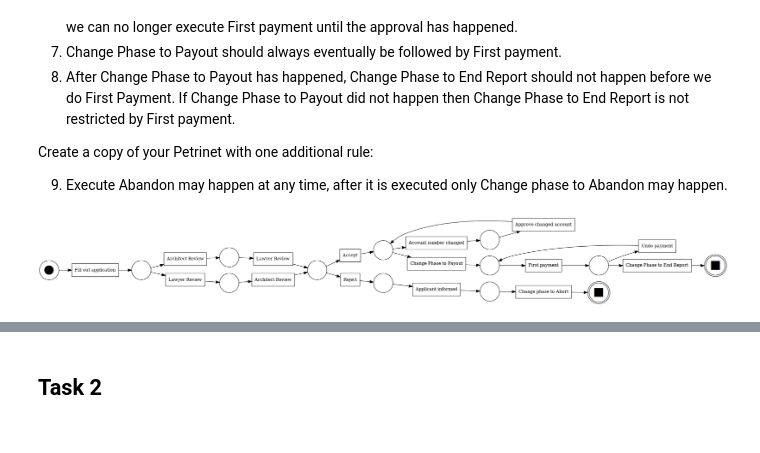
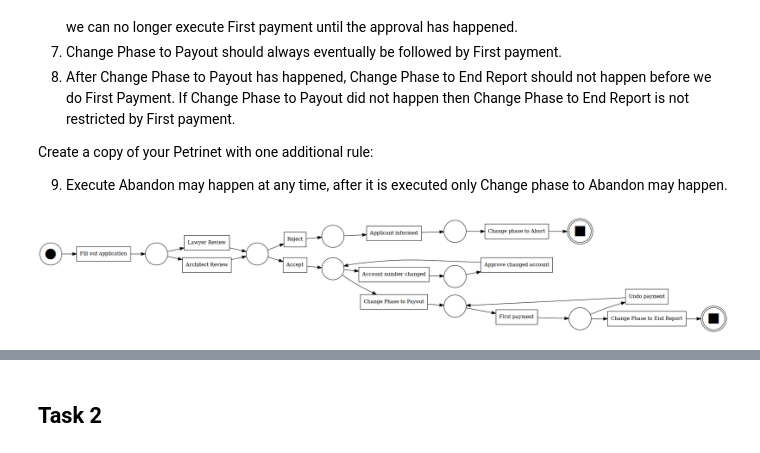
Before and after one commit to bgv600/REBS, a Jupyter notebook: Mandatory Assignment 1/pm4py-dcr-feature-dcr_in_pm4py_revised/notebooks/rebs2024_assignment1.ipynb, the cells around one changed output, grey strips where cells are left out. Saved outputs shown, nothing was run; the diff lists cells and outputs as text; code cells hidden in the pictures.

```diff
--- a/Mandatory Assignment 1/pm4py-dcr-feature-dcr_in_pm4py_revised/notebooks/rebs2024_assignment1.ipynb
+++ b/Mandatory Assignment 1/pm4py-dcr-feature-dcr_in_pm4py_revised/notebooks/rebs2024_assignment1.ipynb
@@ -119,10 +121,10 @@ petri_utils.add_arc_from_to(t_fill_out_application, p2, net)
 #Add rules 2-8 to the Petri net
 # TODO
 
-t_architect_review2 = PetriNet.Transition("t_architect_review2", "Architect Review")
-t_lawyer_review2 = PetriNet.Transition("t_lawyer_review2", "Lawyer Review")
-net.transitions.add(t_architect_review2)
-net.transitions.add(t_lawyer_review2)
+#t_architect_review2 = PetriNet.Transition("t_architect_review2", "Architect Review")
+#t_lawyer_review2 = PetriNet.Transition("t_lawyer_review2", "Lawyer Review")
+#net.transitions.add(t_architect_review2)
+#net.transitions.add(t_lawyer_review2)
 
 # Create a transition, as an opposite to "Reject" as an accepting for the lawyer and architect review
 t_accept = PetriNet.Transition("t_accept", "Accept")
@@ -150,67 +152,65 @@ net.places.add(p8)
 net.places.add(p9)
 net.places.add(p10)
 net.places.add(p11)
-net.places.add(p12)
-net.places.add(p13)
 
 
 petri_utils.add_arc_from_to(p2, t_lawyer_review, net)
 petri_utils.add_arc_from_to(t_lawyer_review, p3, net)
-petri_utils.add_arc_from_to(p3, t_architect_review2, net)
+#petri_utils.add_arc_from_to(p3, t_architect_review2, net)
 
 petri_utils.add_arc_from_to(p2, t_architect_review, net)
-petri_utils.add_arc_from_to(t_architect_review, p4, net)
-petri_utils.add_arc_from_to(p4, t_lawyer_review2, net)
+petri_utils.add_arc_from_to(t_architect_review, p3, net)
+#petri_utils.add_arc_from_to(p4, t_lawyer_review2, net)
 
-petri_utils.add_arc_from_to(t_lawyer_review2, p5, net)
-petri_utils.add_arc_from_to(t_architect_review2, p5, net)
+#petri_utils.add_arc_from_to(t_lawyer_review2, p5, net)
+#petri_utils.add_arc_from_to(t_architect_review2, p5, net)
 
 # If rejected:
-petri_utils.add_arc_from_to(p5, t_reject, net)
-petri_utils.add_arc_from_to(t_reject, p6, net)
-petri_utils.add_arc_from_to(p6, t_applicant_informed, net)
-petri_utils.add_arc_from_to(t_applicant_informed, p7, net)
-petri_utils.add_arc_from_to(p7, t_change_phase_to_abort, net)
-petri_utils.add_arc_from_to(t_change_phase_to_abort, p8, net)
+petri_utils.add_arc_from_to(p3, t_reject, net)
+petri_utils.add_arc_from_to(t_reject, p4, net)
+petri_utils.add_arc_from_to(p4, t_applicant_informed, net)
+petri_utils.add_arc_from_to(t_applicant_informed, p5, net)
+petri_utils.add_arc_from_to(p5, t_change_phase_to_abort, net)
+petri_utils.add_arc_from_to(t_change_phase_to_abort, p6, net)
 
 # If accepted
-petri_utils.add_arc_from_to(p5, t_accept, net)
-petri_utils.add_arc_from_to(t_accept, p9, net)
+petri_utils.add_arc_from_to(p3, t_accept, net)
+petri_utils.add_arc_from_to(t_accept, p7, net)
 
 # If AccountNumberChanged
-petri_utils.add_arc_from_to(p9, t_account_number_changed, net)
-petri_utils.add_arc_from_to(t_account_number_changed, p10, net)
-petri_utils.add_arc_from_to(p10, t_approve_changed_account, net)
-petri_utils.add_arc_from_to(t_approve_changed_account, p9, net)
+petri_utils.add_arc_from_to(p7, t_account_number_changed, net)
+petri_utils.add_arc_from_to(t_account_number_changed, p8, net)
+petri_utils.add_arc_from_to(p8, t_approve_changed_account, net)
+petri_utils.add_arc_from_to(t_approve_changed_account, p7, net)
 
 
 # If ChangePhaseToPayout
-petri_utils.add_arc_from_to(p9, t_change_phase_to_payout, net)
-petri_utils.add_arc_from_to(t_change_phase_to_payout, p11, net)
-petri_utils.add_arc_from_to(p11, t_first_payment, net)
-petri_utils.add_arc_from_to(t_first_payment, p12, net)
-petri_utils.add_arc_from_to(p12, t_change_phase_to_end_report, net)
-petri_utils.add_arc_from_to(t_change_phase_to_end_report, p13, net)
+petri_utils.add_arc_from_to(p7, t_change_phase_to_payout, net)
+petri_utils.add_arc_from_to(t_change_phase_to_payout, p9, net)
+petri_utils.add_arc_from_to(p9, t_first_payment, net)
+petri_utils.add_arc_from_to(t_first_payment, p10, net)
+petri_utils.add_arc_from_to(p10, t_change_phase_to_end_report, net)
+petri_utils.add_arc_from_to(t_change_phase_to_end_report, p11, net)
 
 # If undo payment
-petri_utils.add_arc_from_to(p12, t_undo_payment, net)
-petri_utils.add_arc_from_to(t_undo_payment, p11, net)
+petri_utils.add_arc_from_to(p10, t_undo_payment, net)
+petri_utils.add_arc_from_to(t_undo_payment, p9, net)
 
 
 # Initial and final markings
 # TODO: update as needed.
 initial_marking = Marking()
 initial_marking[p1] = 1
 
 final_marking = Marking()
-final_marking[p8] = 1
-final_marking[p13] = 2
+final_marking[p6] = 1
+final_marking[p11] = 2
 
 # Visualize the Petri net
 gviz = pn_visualizer.apply(net, initial_marking, final_marking)
 pn_visualizer.view(gviz)
 # %% [output]
-[figure, old version]
+[figure, new version]
 # %%
 #Add rule 9 to the Petri net
 # TODO
```
Also changed, not shown: parts of 5 cells of this notebook.
